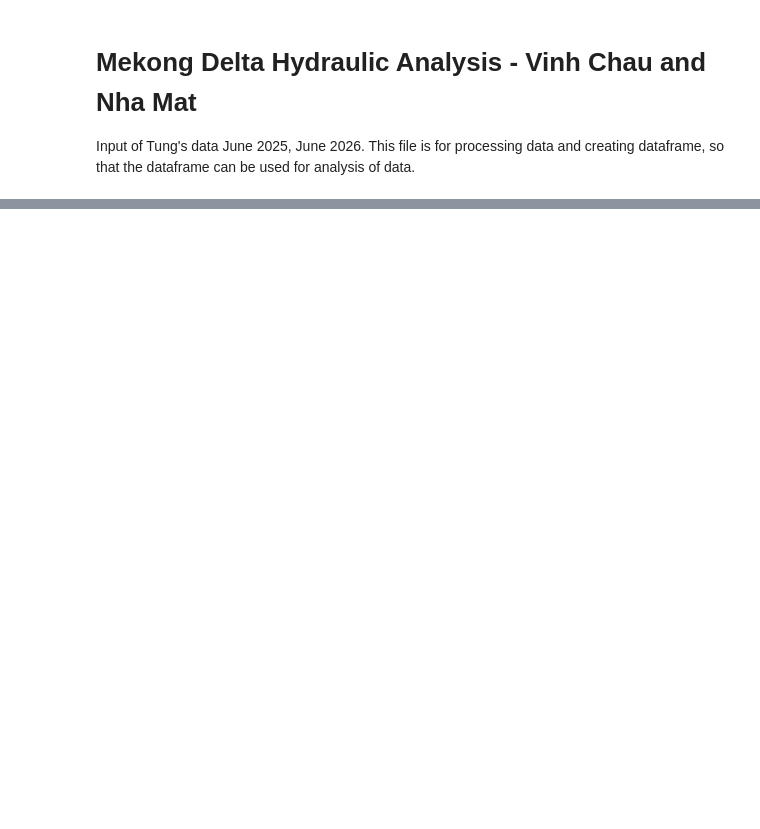
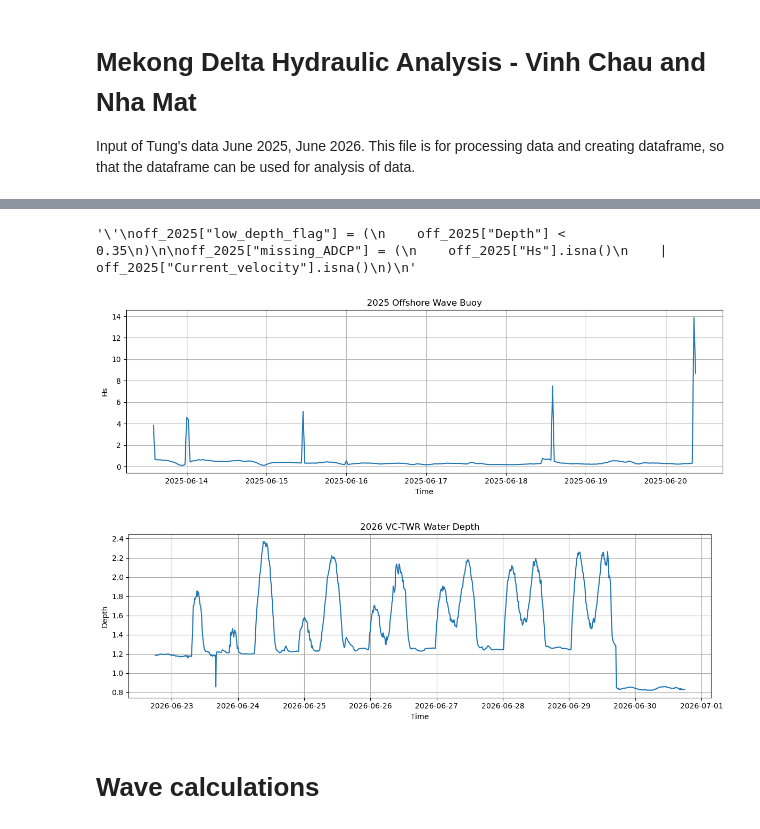
Before and after one commit to ingebrijker/MekongDeltaMDP, a Jupyter notebook: hydro_src/data_parsing.ipynb, the cells around one changed output, grey strips where cells are left out. Drawn from its saved outputs; the diff is of its cells as text; code cells hidden in the pictures; blank space fills up the shorter version.

```diff
--- a/hydro_src/data_parsing.ipynb
+++ b/hydro_src/data_parsing.ipynb
@@ -39,0 +69,9 @@ Number of wet measurements: 145
+# %%
+#check if dataframes are loaded correctly and their shapes
+for year in data:
+
+    print(f"\n{year}")
+
+    for name, df in data[year].items():
+
+        print(name, df.shape)
@@ -39,0 +180,11 @@ Number of wet measurements: 145
+# %%
+for year, datasets in data.items():
+
+    for name, df in datasets.items():
+
+        measured_year = df["Date_time"].dt.year.mode()[0]
+
+        assert measured_year == year, (
+            f"{name}: expected {year}, "
+            f"but data contains {measured_year}"
+        )
@@ -39,0 +319,13 @@ Number of wet measurements: 145
+# %%
+''''
+off_2025["low_depth_flag"] = (
+    off_2025["Depth"] < 0.35
+)
+
+off_2025["missing_ADCP"] = (
+    off_2025["Hs"].isna()
+    | off_2025["Current_velocity"].isna()
+)
+'''
+# %% [output]
+'\'\noff_2025["low_depth_flag"] = (\n    off_2025["Depth"] < 0.35\n)\n\noff_2025["missing_ADCP"] = (\n    off_2025["Hs"].isna()\n    | off_2025["Current_velocity"].isna()\n)\n'
@@ -39,0 +360,31 @@ Number of wet measurements: 145
+# %%
+def quick_plot_data(df, variable, title=""):
+
+    plt.figure(figsize=(12, 4))
+
+    plt.plot(df["Date_time"], df[variable])
+
+    plt.xlabel("Time")
+    plt.ylabel(variable)
+    plt.title(title)
+    plt.grid()
+
+    plt.tight_layout()
+    plt.show()
+
+quick_plot_data(
+    processed[2025]["buoy_wave"],
+    "Hs",
+    "2025 Offshore Wave Buoy"
+)
+
+quick_plot_data(
+    processed[2026]["water_depth"],
+    "Depth",
+    "2026 VC-TWR Water Depth"
+)
+# %% [output]
+[figure, added]
+[figure, added]
+# %% [markdown]
+# Wave calculations
```
Also changed, not shown: parts of 31 cells of this notebook, 1 other file.
